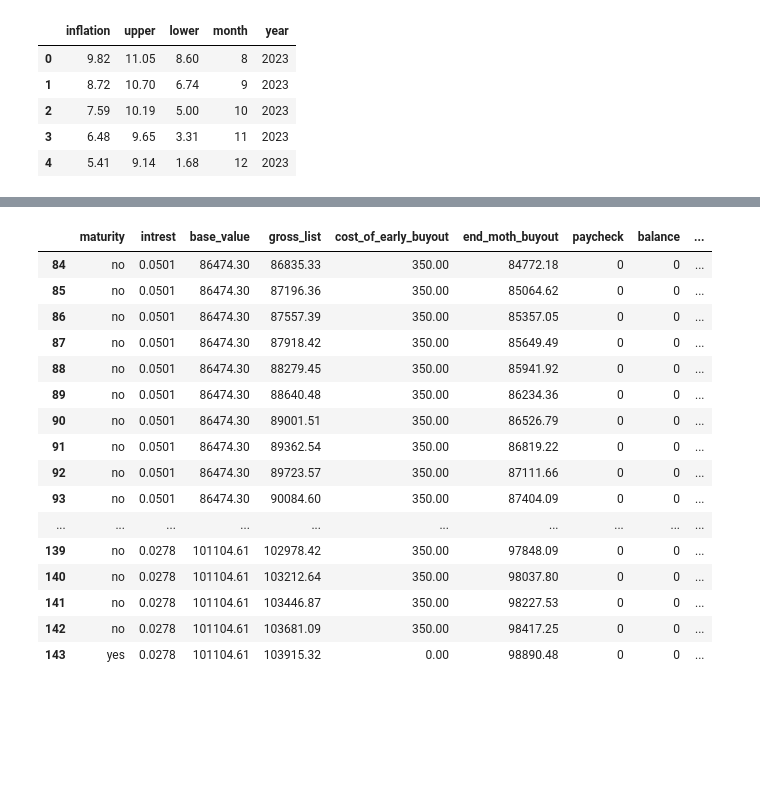
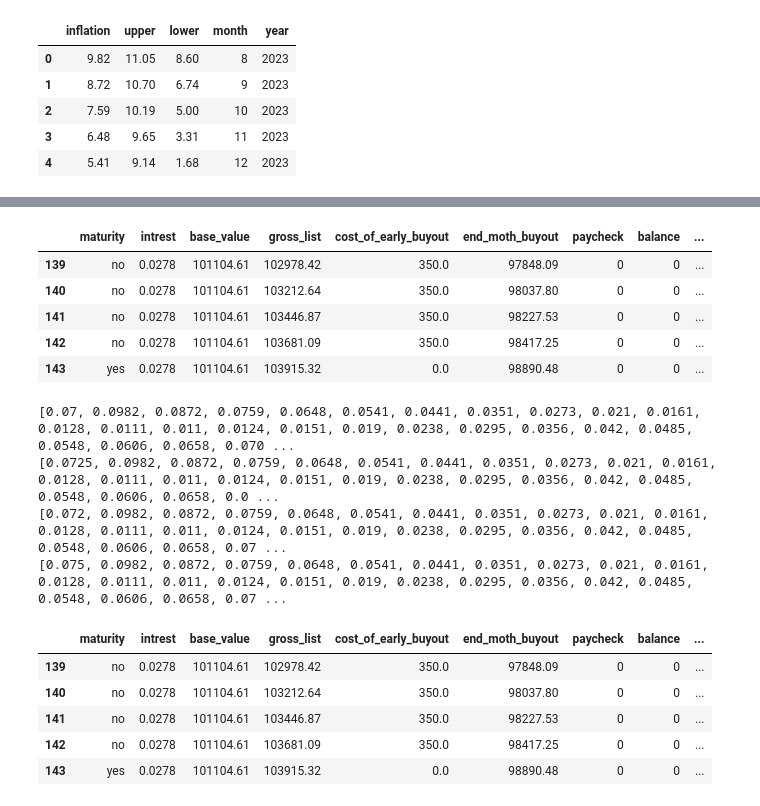
Before and after one commit to prosowiec/bonds, a Jupyter notebook: economic_data/notebooks/model.ipynb, the cells around one changed output, grey strips where cells are left out. Saved outputs shown, nothing was run; the diff lists cells and outputs as text; code cells hidden in the pictures; blank space fills up the shorter version.

```diff
--- a/economic_data/notebooks/model.ipynb
+++ b/economic_data/notebooks/model.ipynb
@@ -312,0 +314,9 @@ res = get_inflation_models(144, 50000)
+# %%
+pop["ROS"].tail()
+# %% [output]
+|  | maturity | intrest | base_value | gross_list | cost_of_early_buyout | end_moth_buyout | paycheck | balance | ... |
+| 139 | no | 0.0278 | 101104.61 | 102978.42 | 350.0 | 97848.09 | 0 | 0 | ... |
+| 140 | no | 0.0278 | 101104.61 | 103212.64 | 350.0 | 98037.80 | 0 | 0 | ... |
+| 141 | no | 0.0278 | 101104.61 | 103446.87 | 350.0 | 98227.53 | 0 | 0 | ... |
+| 142 | no | 0.0278 | 101104.61 | 103681.09 | 350.0 | 98417.25 | 0 | 0 | ... |
+| 143 | yes | 0.0278 | 101104.61 | 103915.32 | 0.0 | 98890.48 | 0 | 0 | ... |
@@ -313,20 +325,20 @@ res = get_inflation_models(144, 50000)
+# %%
+import bondModel
+
+inflation_df = pd.read_csv(path + "/economic_data/predicted_inflation.csv")
+
+res, inflation_list = bondModel.get_inflation_models(inflation_df["inflation"].to_list(), 144, 50000)
+# %% [output]
+[0.07, 0.0982, 0.0872, 0.0759, 0.0648, 0.0541, 0.0441, 0.0351, 0.0273, 0.021, 0.0161, 0.0128, 0.0111, 0.011, 0.0124, 0.0151, 0.019, 0.0238, 0.0295, 0.0356, 0.042, 0.0485, 0.0548, 0.0606, 0.0658, 0.070 ...
+[0.0725, 0.0982, 0.0872, 0.0759, 0.0648, 0.0541, 0.0441, 0.0351, 0.0273, 0.021, 0.0161, 0.0128, 0.0111, 0.011, 0.0124, 0.0151, 0.019, 0.0238, 0.0295, 0.0356, 0.042, 0.0485, 0.0548, 0.0606, 0.0658, 0.0 ...
+[0.072, 0.0982, 0.0872, 0.0759, 0.0648, 0.0541, 0.0441, 0.0351, 0.0273, 0.021, 0.0161, 0.0128, 0.0111, 0.011, 0.0124, 0.0151, 0.019, 0.0238, 0.0295, 0.0356, 0.042, 0.0485, 0.0548, 0.0606, 0.0658, 0.07 ...
+[0.075, 0.0982, 0.0872, 0.0759, 0.0648, 0.0541, 0.0441, 0.0351, 0.0273, 0.021, 0.0161, 0.0128, 0.0111, 0.011, 0.0124, 0.0151, 0.019, 0.0238, 0.0295, 0.0356, 0.042, 0.0485, 0.0548, 0.0606, 0.0658, 0.07 ...
 # %%
-res["ROS"].tail(60)
+res["ROS"].tail()
 # %% [output]
 |  | maturity | intrest | base_value | gross_list | cost_of_early_buyout | end_moth_buyout | paycheck | balance | ... |
-| 84 | no | 0.0501 | 86474.30 | 86835.33 | 350.00 | 84772.18 | 0 | 0 | ... |
-| 85 | no | 0.0501 | 86474.30 | 87196.36 | 350.00 | 85064.62 | 0 | 0 | ... |
-| 86 | no | 0.0501 | 86474.30 | 87557.39 | 350.00 | 85357.05 | 0 | 0 | ... |
-| 87 | no | 0.0501 | 86474.30 | 87918.42 | 350.00 | 85649.49 | 0 | 0 | ... |
-| 88 | no | 0.0501 | 86474.30 | 88279.45 | 350.00 | 85941.92 | 0 | 0 | ... |
-| 89 | no | 0.0501 | 86474.30 | 88640.48 | 350.00 | 86234.36 | 0 | 0 | ... |
-| 90 | no | 0.0501 | 86474.30 | 89001.51 | 350.00 | 86526.79 | 0 | 0 | ... |
-| 91 | no | 0.0501 | 86474.30 | 89362.54 | 350.00 | 86819.22 | 0 | 0 | ... |
-| 92 | no | 0.0501 | 86474.30 | 89723.57 | 350.00 | 87111.66 | 0 | 0 | ... |
-| 93 | no | 0.0501 | 86474.30 | 90084.60 | 350.00 | 87404.09 | 0 | 0 | ... |
-| ... | ... | ... | ... | ... | ... | ... | ... | ... | ... |
-| 139 | no | 0.0278 | 101104.61 | 102978.42 | 350.00 | 97848.09 | 0 | 0 | ... |
-| 140 | no | 0.0278 | 101104.61 | 103212.64 | 350.00 | 98037.80 | 0 | 0 | ... |
-| 141 | no | 0.0278 | 101104.61 | 103446.87 | 350.00 | 98227.53 | 0 | 0 | ... |
-| 142 | no | 0.0278 | 101104.61 | 103681.09 | 350.00 | 98417.25 | 0 | 0 | ... |
-| 143 | yes | 0.0278 | 101104.61 | 103915.32 | 0.00 | 98890.48 | 0 | 0 | ... |
+| 139 | no | 0.0278 | 101104.61 | 102978.42 | 350.0 | 97848.09 | 0 | 0 | ... |
+| 140 | no | 0.0278 | 101104.61 | 103212.64 | 350.0 | 98037.80 | 0 | 0 | ... |
+| 141 | no | 0.0278 | 101104.61 | 103446.87 | 350.0 | 98227.53 | 0 | 0 | ... |
+| 142 | no | 0.0278 | 101104.61 | 103681.09 | 350.0 | 98417.25 | 0 | 0 | ... |
+| 143 | yes | 0.0278 | 101104.61 | 103915.32 | 0.0 | 98890.48 | 0 | 0 | ... |
```
Also changed, not shown: parts of 3 cells of this notebook, 3 other files.
